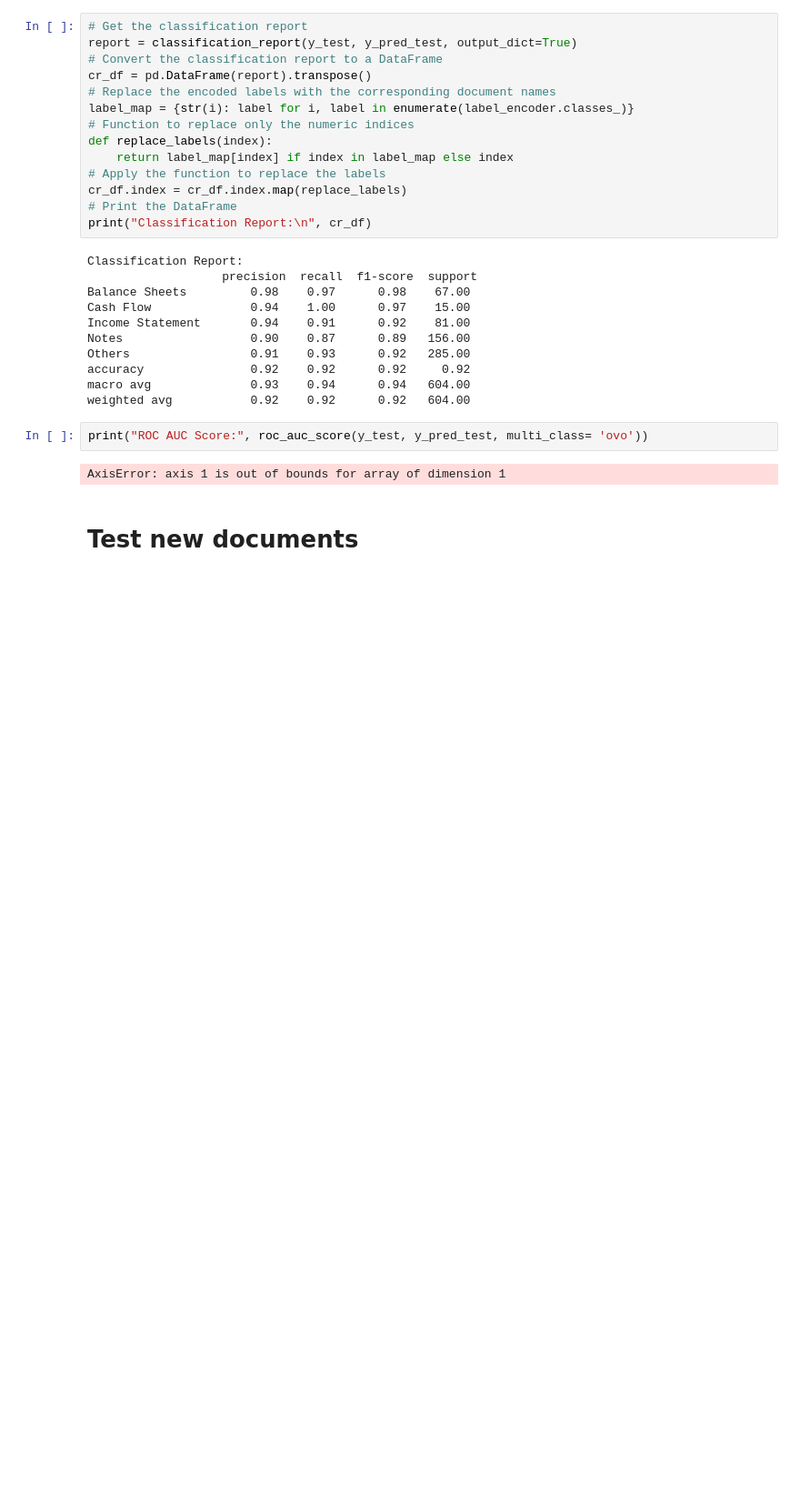
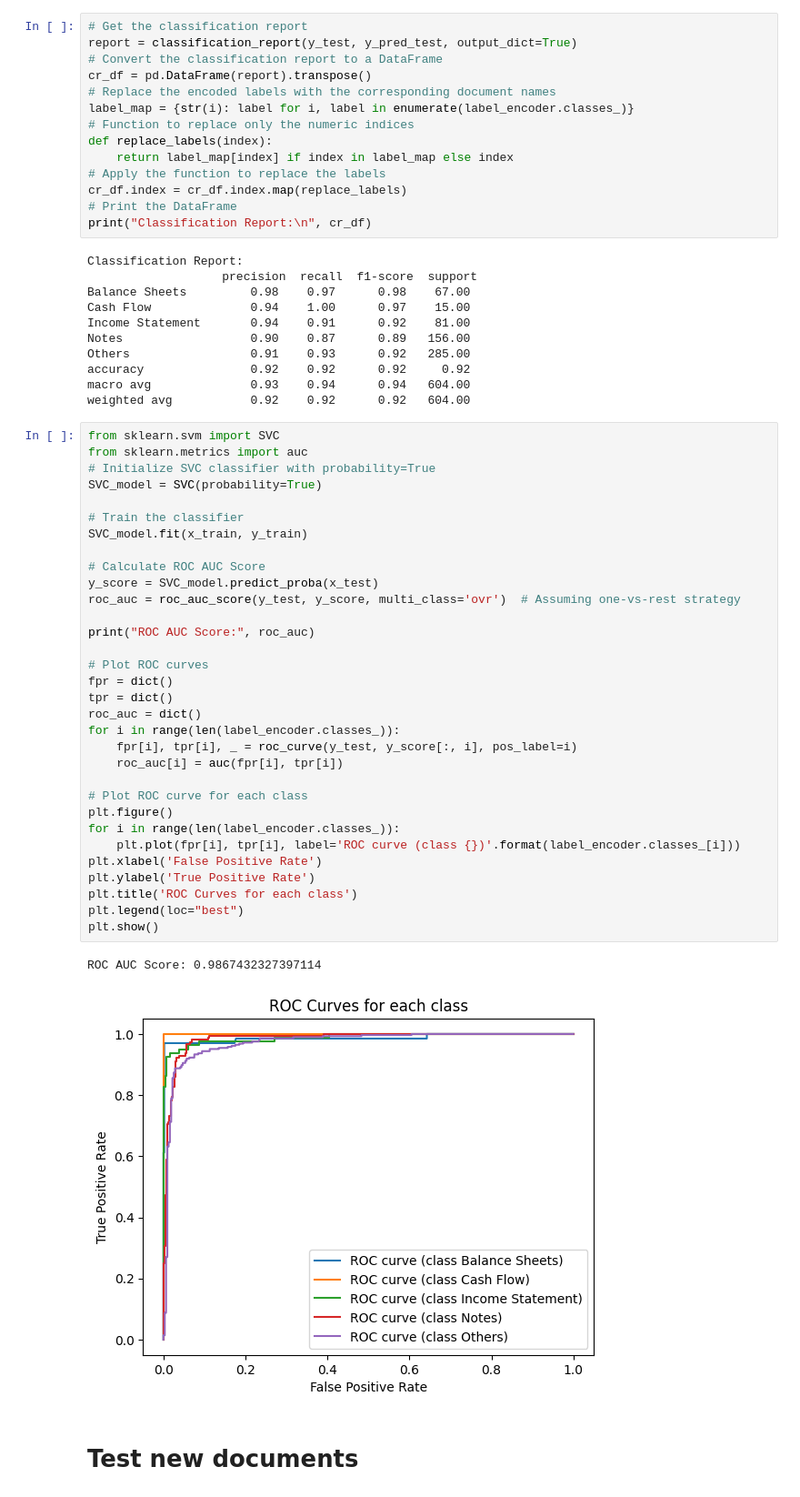
Before and after one commit to GDharan10/Project8_ClassificationModelForFinancialStatements, a Jupyter notebook: Classification_Model_For_Financial_Statementsipynb.ipynb, the cells around one changed output. Shown at 91% size. Drawn from its saved outputs; the diff is of its cells as text; blank space fills up the shorter version.

```diff
--- a/Classification_Model_For_Financial_Statementsipynb.ipynb
+++ b/Classification_Model_For_Financial_Statementsipynb.ipynb
@@ -360,10 +473,41 @@ Others                 0.91    0.93      0.92   285.00
 accuracy               0.92    0.92      0.92     0.92
 macro avg              0.93    0.94      0.94   604.00
 weighted avg           0.92    0.92      0.92   604.00
-# %%
-print("ROC AUC Score:", roc_auc_score(y_test, y_pred_test, multi_class= 'ovo'))
-# %% [output]
-AxisError: axis 1 is out of bounds for array of dimension 1
+# %%
+from sklearn.svm import SVC
+from sklearn.metrics import auc
+# Initialize SVC classifier with probability=True
+SVC_model = SVC(probability=True)
+
+# Train the classifier
+SVC_model.fit(x_train, y_train)
+
+# Calculate ROC AUC Score
+y_score = SVC_model.predict_proba(x_test)
+roc_auc = roc_auc_score(y_test, y_score, multi_class='ovr')  # Assuming one-vs-rest strategy
+
+print("ROC AUC Score:", roc_auc)
+
+# Plot ROC curves
+fpr = dict()
+tpr = dict()
+roc_auc = dict()
+for i in range(len(label_encoder.classes_)):
+    fpr[i], tpr[i], _ = roc_curve(y_test, y_score[:, i], pos_label=i)
+    roc_auc[i] = auc(fpr[i], tpr[i])
+
+# Plot ROC curve for each class
+plt.figure()
+for i in range(len(label_encoder.classes_)):
+    plt.plot(fpr[i], tpr[i], label='ROC curve (class {})'.format(label_encoder.classes_[i]))
+plt.xlabel('False Positive Rate')
+plt.ylabel('True Positive Rate')
+plt.title('ROC Curves for each class')
+plt.legend(loc="best")
+plt.show()
+# %% [output]
+ROC AUC Score: 0.9867432327397114
+[figure, added]
 # %% [markdown]
 # **Test new documents**
 # %%
```
Also changed, not shown: parts of 21 cells of this notebook.
